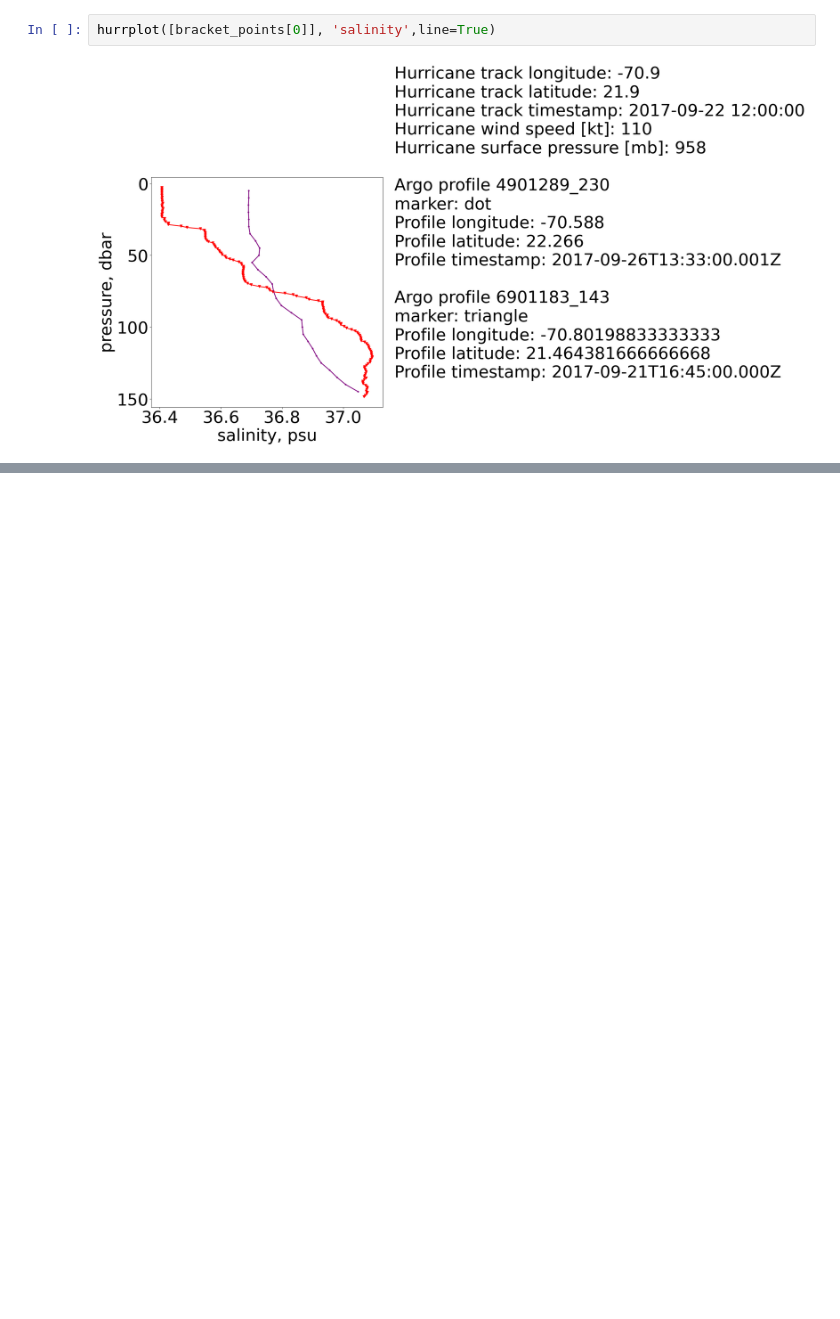
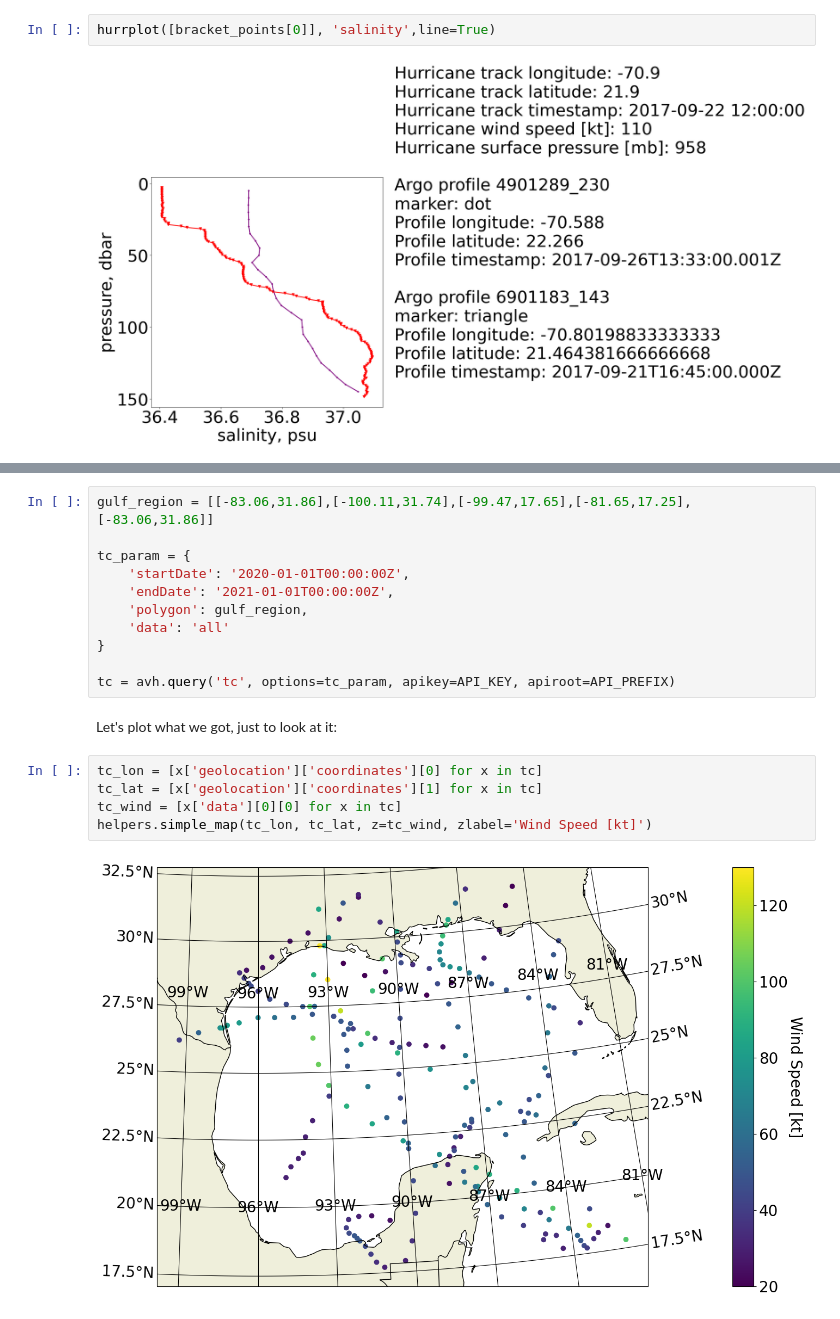
Before and after one commit to argovis/demo_notebooks, a Jupyter notebook: Tropical_Cyclone_Colocation.ipynb, the cells around one changed output, grey strips where cells are left out. Cells and saved outputs as stored; diff of their text form; blank space fills up the shorter version.

```diff
--- a/Tropical_Cyclone_Colocation.ipynb
+++ b/Tropical_Cyclone_Colocation.ipynb
@@ -154,0 +161,20 @@ hurrplot([bracket_points[0]], 'salinity',line=True)
+# %%
+gulf_region = [[-83.06,31.86],[-100.11,31.74],[-99.47,17.65],[-81.65,17.25],[-83.06,31.86]]
+
+tc_param = {
+    'startDate': '2020-01-01T00:00:00Z',
+    'endDate': '2021-01-01T00:00:00Z',
+    'polygon': gulf_region,
+    'data': 'all'
+}
+
+tc = avh.query('tc', options=tc_param, apikey=API_KEY, apiroot=API_PREFIX)
+# %% [markdown]
+Let's plot what we got, just to look at it:
+# %%
+tc_lon = [x['geolocation']['coordinates'][0] for x in tc]
+tc_lat = [x['geolocation']['coordinates'][1] for x in tc]
+tc_wind = [x['data'][0][0] for x in tc]
+helpers.simple_map(tc_lon, tc_lat, z=tc_wind, zlabel='Wind Speed [kt]')
+# %% [output]
+[figure, added]
```
Also changed, not shown: parts of 6 cells of this notebook, 1 other file.
